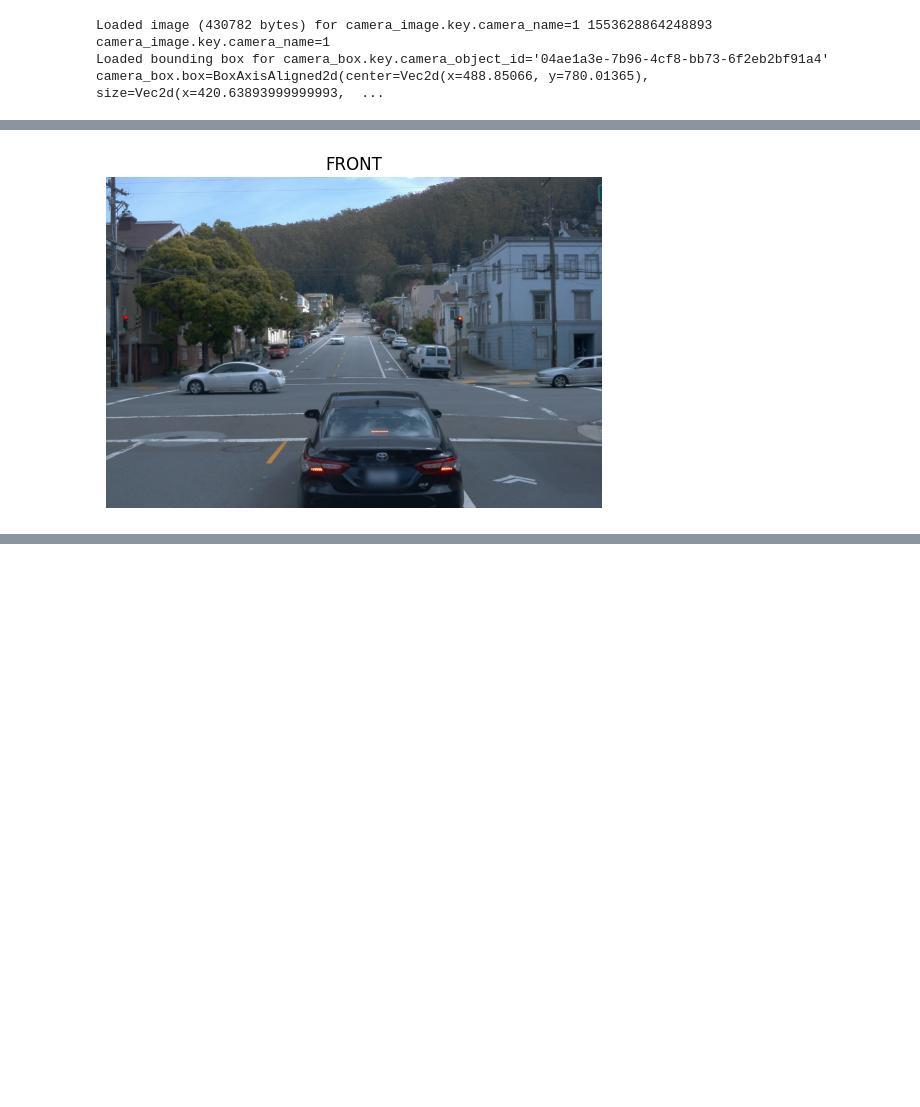
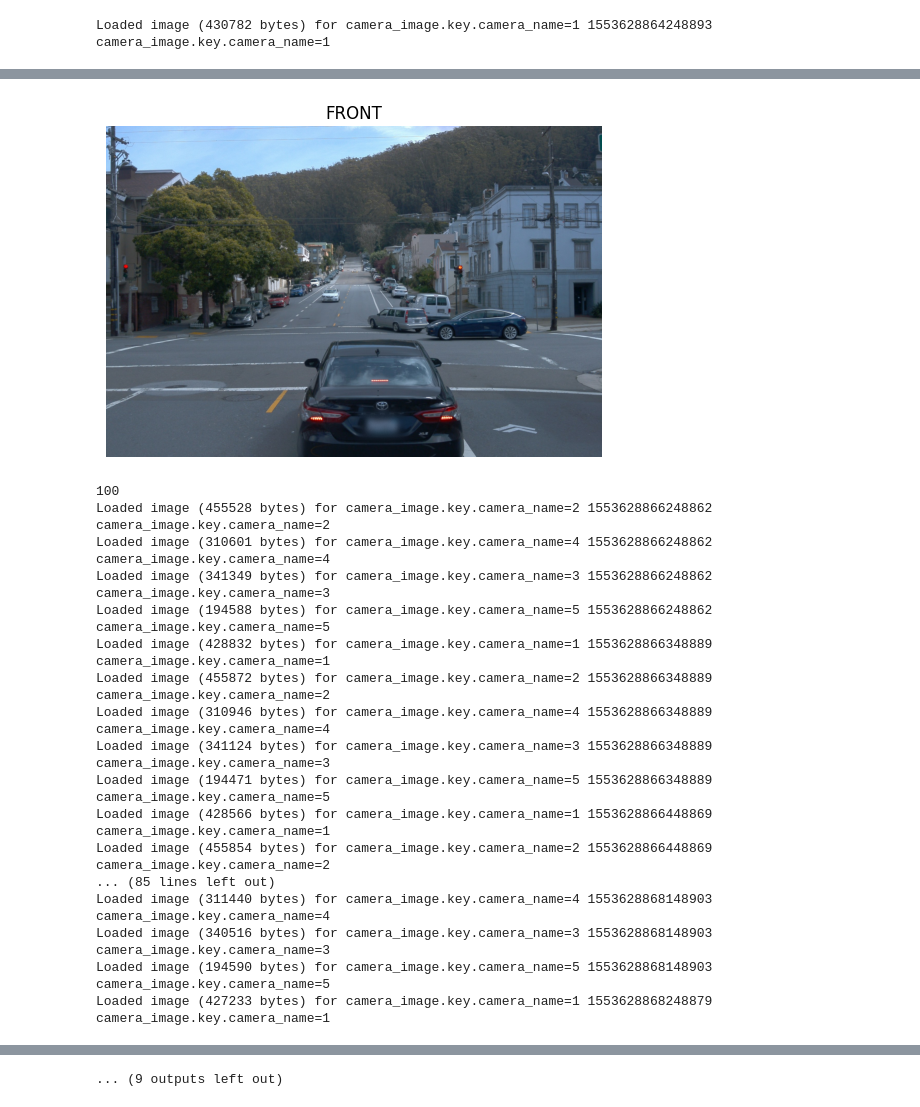
Before and after one commit to KaiwenJon/waymo-challenge-2d-pvps, a Jupyter notebook: DataLoader.ipynb, the cells around one changed output, grey strips where cells are left out. Cells and saved outputs as stored; diff of their text form; code cells hidden in the pictures; blank space fills up the shorter version.

Commit message:
added load labels and restructured load frames

```diff
--- a/DataLoader.ipynb
+++ b/DataLoader.ipynb
@@ -121,40 +217,35 @@ camera_image_df = read('camera_image')
 # Filter the images from camera=1
 # NOTE: We could also use push down filters while reading the parquet files as well
 # Details https://docs.dask.org/en/stable/generated/dask.dataframe.read_parquet.html#dask.dataframe.read_parquet
-camera_image_df = camera_image_df[camera_image_df['key.camera_name'] == camera_name_num]
+# camera_image_df = camera_image_df[camera_image_df['key.camera_name'] == camera_name_num]
 
-camera_box_df = read('camera_box')
-# Inner join the camera_image table with the camera_box table.
-df = camera_image_df.merge(
-    camera_box_df,
-    on=[
-        'key.segment_context_name',
-        'key.frame_timestamp_micros',
-        'key.camera_name',
-    ],
-    how='inner',
-)
+# camera_box_df = read('camera_box')
+# # Inner join the camera_image table with the camera_box table.
+# df = camera_image_df.merge(
+#     camera_box_df,
+#     on=[
+#         'key.segment_context_name',
+#         'key.frame_timestamp_micros',
+#         'key.camera_name',
+#     ],
+#     how='inner',
+# )
+for i, (key_values, row) in enumerate(camera_image_df.iterrows()):
+    # Create corresponding components from the raw
+#     _, row = next(iter(camera_image_df.iterrows()))
 
-# Create corresponding components from the raw
-_, row = next(iter(df.iterrows()))
+    camera_image = v2.CameraImageComponent.from_dict(row)
 
-camera_image = v2.CameraImageComponent.from_dict(row)
-camera_box = v2.CameraBoxComponent.from_dict(row)
-print(
-    f'Loaded image ({len(camera_image.image)} bytes) for'
-    f' {camera_image.key.camera_name=} {camera_image.key.frame_timestamp_micros} {camera_image.key.camera_name=}'
-)
-print(
-    'Loaded bounding box for'
-    f' {camera_box.key.camera_object_id=} {camera_box.box=}'
-)
-
-
-plt.imshow(tf.image.decode_jpeg(camera_image.image))
-plt.title(camera_name_list[camera_name_num])
-plt.grid(False)
-plt.axis('off')
-plt.show()
+    print(
+            f'Loaded image ({len(camera_image.image)} bytes) for'
+            f' {camera_image.key.camera_name=} {camera_image.key.frame_timestamp_micros} {camera_image.key.camera_name=}'
+        )
+    if(i % 100 == 0):
+        plt.imshow(tf.image.decode_jpeg(camera_image.image))
+        plt.title(camera_name_list[camera_image.key.camera_name])
+        plt.grid(False)
+        plt.axis('off')
+        plt.show()
+        print(i)
 # %% [output]
 Loaded image (430782 bytes) for camera_image.key.camera_name=1 1553628864248893 camera_image.key.camera_name=1
-Loaded bounding box for camera_box.key.camera_object_id='04ae1a3e-7b96-4cf8-bb73-6f2eb2bf91a4' camera_box.box=BoxAxisAligned2d(center=Vec2d(x=488.85066, y=780.01365), size=Vec2d(x=420.63893999999993,  ...
@@ -167 +270,18 @@ To enable them in other operations, rebuild TensorFlow with the appropriate comp
-[figure]
+[figure, added]
+100
+Loaded image (455528 bytes) for camera_image.key.camera_name=2 1553628866248862 camera_image.key.camera_name=2
+Loaded image (310601 bytes) for camera_image.key.camera_name=4 1553628866248862 camera_image.key.camera_name=4
+Loaded image (341349 bytes) for camera_image.key.camera_name=3 1553628866248862 camera_image.key.camera_name=3
+Loaded image (194588 bytes) for camera_image.key.camera_name=5 1553628866248862 camera_image.key.camera_name=5
+Loaded image (428832 bytes) for camera_image.key.camera_name=1 1553628866348889 camera_image.key.camera_name=1
+Loaded image (455872 bytes) for camera_image.key.camera_name=2 1553628866348889 camera_image.key.camera_name=2
+Loaded image (310946 bytes) for camera_image.key.camera_name=4 1553628866348889 camera_image.key.camera_name=4
+Loaded image (341124 bytes) for camera_image.key.camera_name=3 1553628866348889 camera_image.key.camera_name=3
+Loaded image (194471 bytes) for camera_image.key.camera_name=5 1553628866348889 camera_image.key.camera_name=5
+Loaded image (428566 bytes) for camera_image.key.camera_name=1 1553628866448869 camera_image.key.camera_name=1
+Loaded image (455854 bytes) for camera_image.key.camera_name=2 1553628866448869 camera_image.key.camera_name=2
+... (85 lines left out)
+Loaded image (311440 bytes) for camera_image.key.camera_name=4 1553628868148903 camera_image.key.camera_name=4
+Loaded image (340516 bytes) for camera_image.key.camera_name=3 1553628868148903 camera_image.key.camera_name=3
+Loaded image (194590 bytes) for camera_image.key.camera_name=5 1553628868148903 camera_image.key.camera_name=5
+Loaded image (427233 bytes) for camera_image.key.camera_name=1 1553628868248879 camera_image.key.camera_name=1
@@ -167,0 +343 @@ To enable them in other operations, rebuild TensorFlow with the appropriate comp
+... (9 outputs left out)
```
Also changed, not shown: parts of 8 cells of this notebook, 1 other file.
